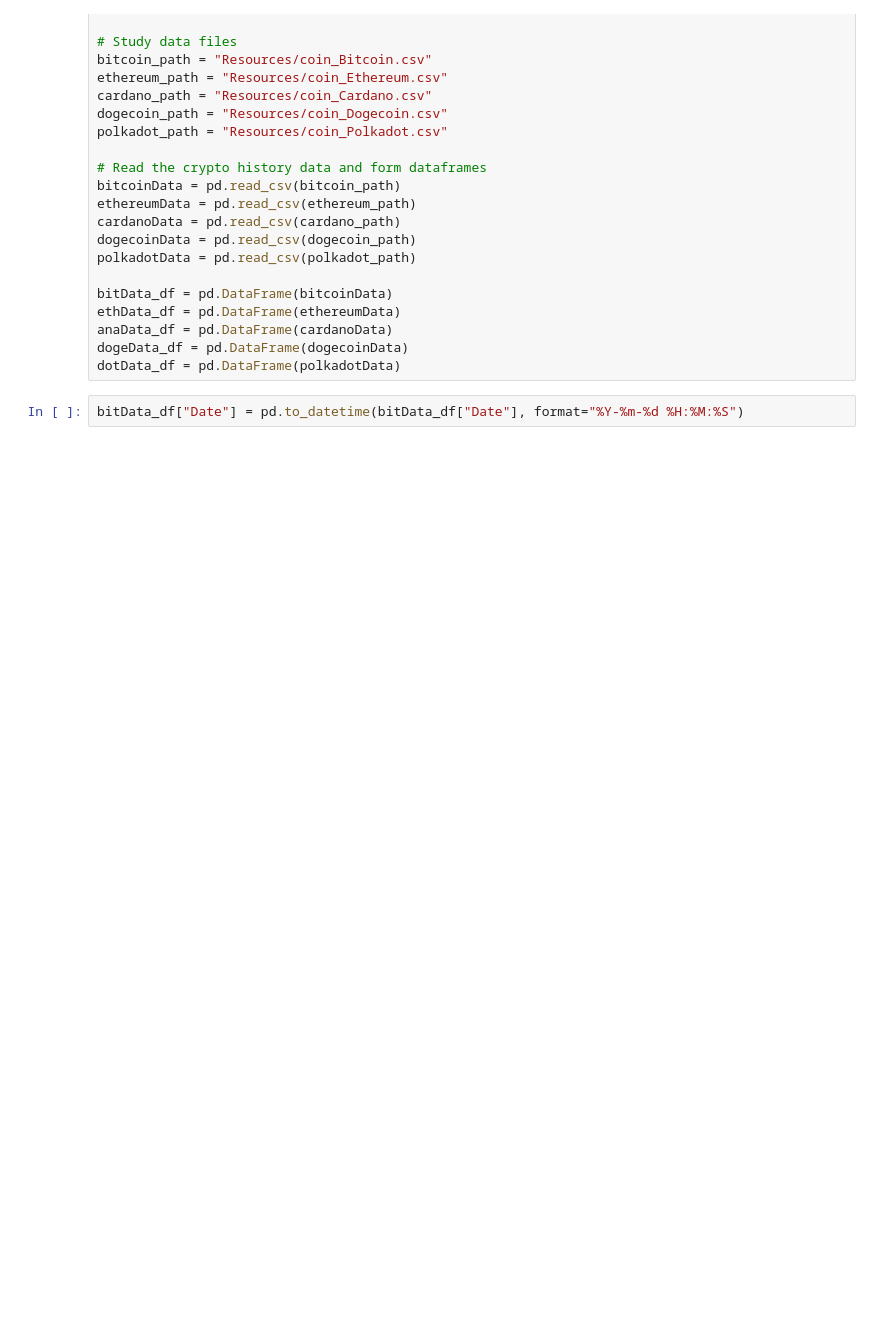
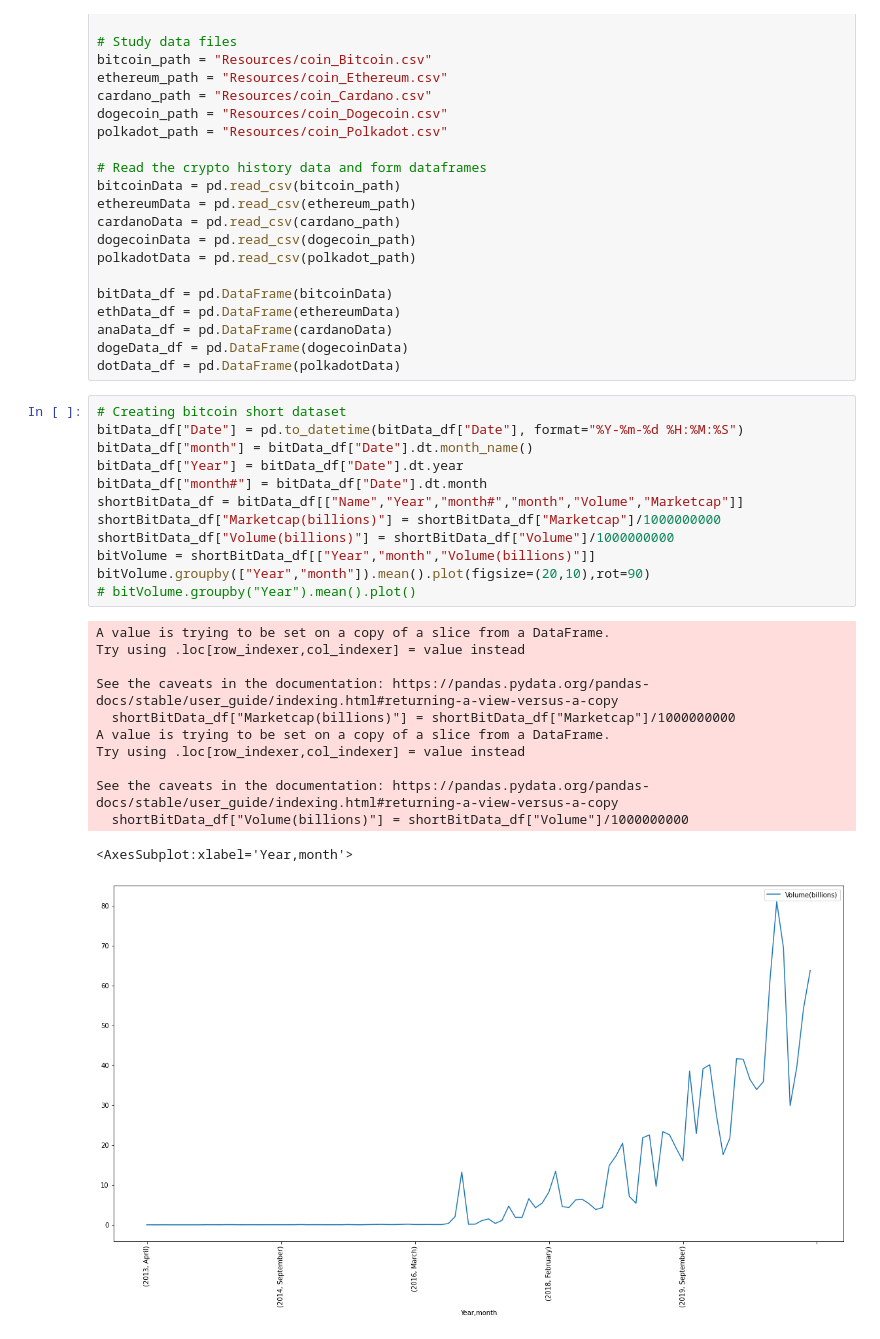
Before and after one commit to WayneJ2/CryptoFutures--Project-1, a Jupyter notebook: CryptoPy_Wayne.ipynb, the cells around one changed output. Cells and saved outputs as stored; diff of their text form; blank space fills up the shorter version.

```diff
--- a/CryptoPy_Wayne.ipynb
+++ b/CryptoPy_Wayne.ipynb
@@ -26,5 +26,28 @@ anaData_df = pd.DataFrame(cardanoData)
 dogeData_df = pd.DataFrame(dogecoinData)
 dotData_df = pd.DataFrame(polkadotData)
 # %%
+# Creating bitcoin short dataset
 bitData_df["Date"] = pd.to_datetime(bitData_df["Date"], format="%Y-%m-%d %H:%M:%S")
+bitData_df["month"] = bitData_df["Date"].dt.month_name()
+bitData_df["Year"] = bitData_df["Date"].dt.year
+bitData_df["month#"] = bitData_df["Date"].dt.month
+shortBitData_df = bitData_df[["Name","Year","month#","month","Volume","Marketcap"]]
+shortBitData_df["Marketcap(billions)"] = shortBitData_df["Marketcap"]/1000000000
+shortBitData_df["Volume(billions)"] = shortBitData_df["Volume"]/1000000000
+bitVolume = shortBitData_df[["Year","month","Volume(billions)"]]
+bitVolume.groupby(["Year","month"]).mean().plot(figsize=(20,10),rot=90)
+# bitVolume.groupby("Year").mean().plot()
+# %% [output]
+A value is trying to be set on a copy of a slice from a DataFrame.
+Try using .loc[row_indexer,col_indexer] = value instead
+
+See the caveats in the documentation: https://pandas.pydata.org/pandas-docs/stable/user_guide/indexing.html#returning-a-view-versus-a-copy
+  shortBitData_df["Marketcap(billions)"] = shortBitData_df["Marketcap"]/1000000000
+A value is trying to be set on a copy of a slice from a DataFrame.
+Try using .loc[row_indexer,col_indexer] = value instead
+
+See the caveats in the documentation: https://pandas.pydata.org/pandas-docs/stable/user_guide/indexing.html#returning-a-view-versus-a-copy
+  shortBitData_df["Volume(billions)"] = shortBitData_df["Volume"]/1000000000
+<AxesSubplot:xlabel='Year,month'>
+[figure, added]
 # %%
```
Also changed, not shown: parts of 10 cells of this notebook.
